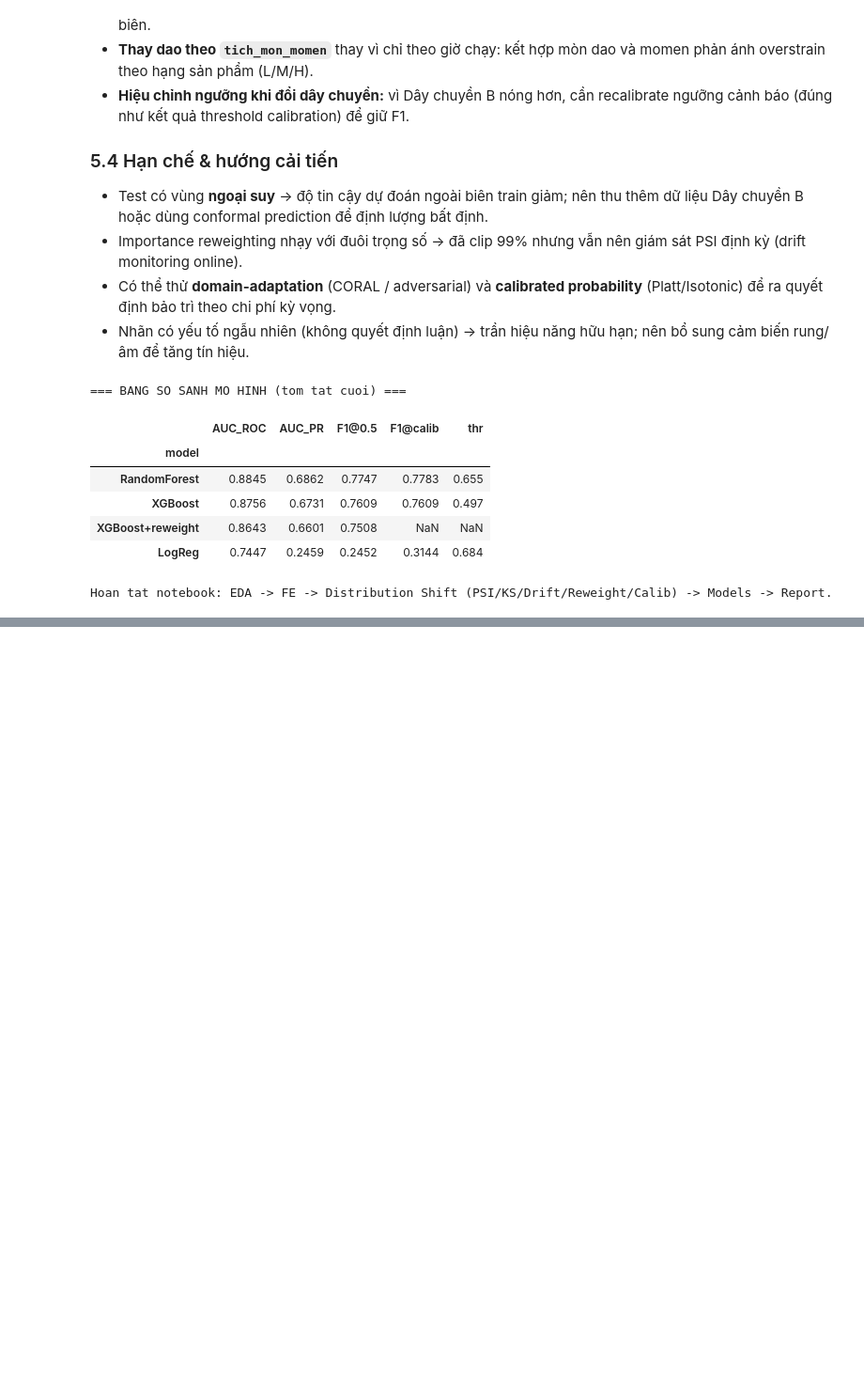
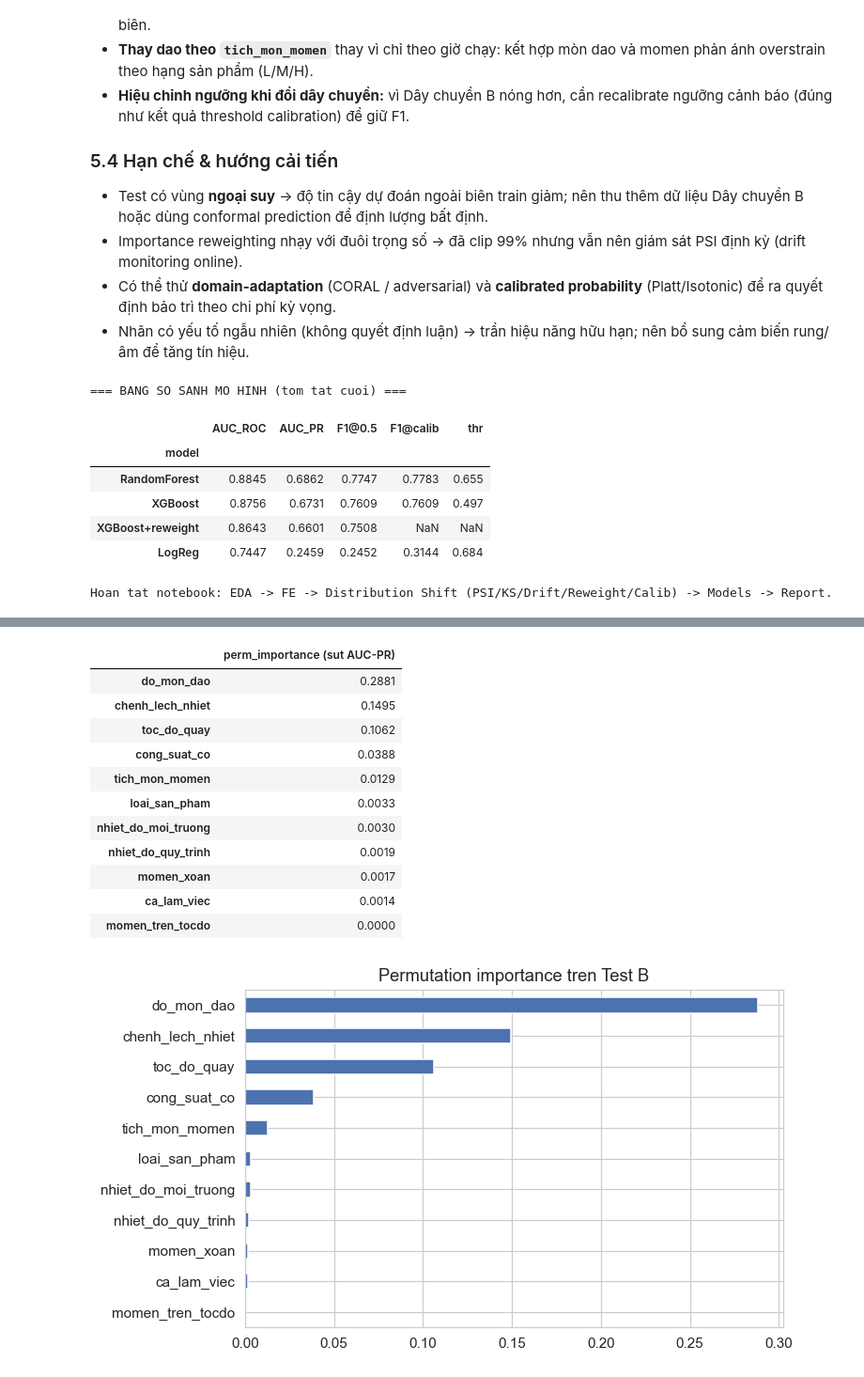
Before and after one commit to tuanhuu3264/MasterDegree_ML_GroupProject, a Jupyter notebook: bai_tap_cuoi_khoa.ipynb, the cells around one changed output, grey strips where cells are left out. Shown at 94% size. Saved outputs shown, nothing was run; the diff lists cells and outputs as text; code cells hidden in the pictures; blank space fills up the shorter version.

```diff
--- a/bai_tap_cuoi_khoa.ipynb
+++ b/bai_tap_cuoi_khoa.ipynb
@@ -702,0 +805,29 @@ Hoan tat notebook: EDA -> FE -> Distribution Shift (PSI/KS/Drift/Reweight/Calib)
+# %%
+from sklearn.inspection import permutation_importance
+from sklearn.pipeline import Pipeline
+ALL_NUM = NUM + ENG
+_pre = ColumnTransformer([('num', StandardScaler(), ALL_NUM),
+      ('cat', OneHotEncoder(handle_unknown='ignore', drop='if_binary', sparse_output=False), CAT)])
+_rf  = RandomForestClassifier(n_estimators=400, min_samples_leaf=5, class_weight='balanced',
+                              random_state=RANDOM_STATE, n_jobs=-1)
+pipe_full = Pipeline([('pre', _pre), ('rf', _rf)]).fit(train_fe[ALL_NUM+CAT], y_train)
+perm = permutation_importance(pipe_full, test_fe[ALL_NUM+CAT], y_test,
+                              scoring='average_precision', n_repeats=10, random_state=RANDOM_STATE, n_jobs=-1)
+imp = pd.Series(perm.importances_mean, index=ALL_NUM+CAT).sort_values(ascending=False)
+display(imp.to_frame('perm_importance (sut AUC-PR)').round(4))
+imp.sort_values().plot(kind='barh', figsize=(7,4), color='#4C72B0')
+plt.title('Permutation importance tren Test B'); plt.tight_layout(); plt.show()
+# %% [output]
+|  | perm_importance (sut AUC-PR) |
+| do_mon_dao | 0.2881 |
+| chenh_lech_nhiet | 0.1495 |
+| toc_do_quay | 0.1062 |
+| cong_suat_co | 0.0388 |
+| tich_mon_momen | 0.0129 |
+| loai_san_pham | 0.0033 |
+| nhiet_do_moi_truong | 0.0030 |
+| nhiet_do_quy_trinh | 0.0019 |
+| momen_xoan | 0.0017 |
+| ca_lam_viec | 0.0014 |
+| momen_tren_tocdo | 0.0000 |
+[figure, added]
```
Also changed, not shown: parts of 22 cells of this notebook, 11 other files.
